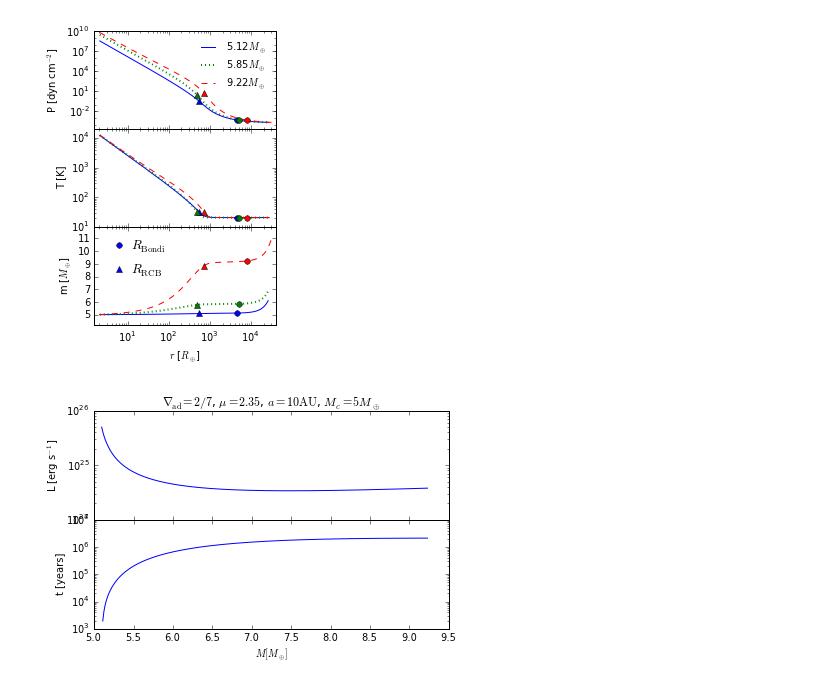
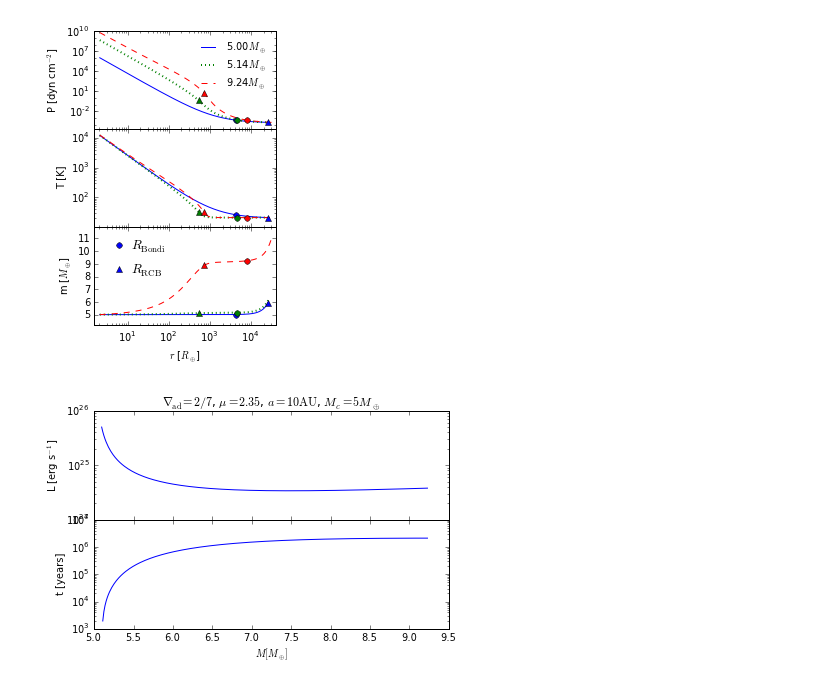
Before and after one commit to apiso/core_accretion, a Jupyter notebook: python/RadSGPoly/plots_poster.ipynb, the cells around one changed output. Saved outputs shown, nothing was run; the diff lists cells and outputs as text; code cells hidden in the pictures.

```diff
--- a/python/RadSGPoly/plots_poster.ipynb
+++ b/python/RadSGPoly/plots_poster.ipynb
@@ -59,8 +59,8 @@ paramcrit30 = crit30[0]
 profcrit30 = crit30[1]
 dtcrit30 = crit30[2]
 # %%
-i1 = 2
-i2 = 50
+i1 = 0
+i2 = 15
 
 r1, r2, r3 = profcrit.r[i1] / Re, profcrit.r[i2] / Re, profcrit.r[-1] / Re
 P1, P2, P3 = profcrit.P[i1], profcrit.P[i2], profcrit.P[-1]
@@ -92,7 +92,7 @@ dM10 = M10[1:]-M10[:-1]
 M30 = paramcrit30.MB
 dM30 = M30[1:]-M30[:-1]
 # %%
-filename = 'PTm_profiles_v2.pdf'
+filename = 'PTm_profiles_v2_smallM.pdf'
 
 
 f, (ax1, ax2, ax3) = plt.subplots(3, sharex=True, figsize = (3.5, 5.0))
@@ -119,36 +119,36 @@ ax2.loglog(r2, T2, color = 'green', linestyle = ':', linewidth = 2)
 ax2.loglog(r3, T3, color = 'red', linestyle = '--')
 ax2.semilogx(RB1, TB1, '.', ms = 10, color = 'blue')
 ax2.semilogx(RB2, TB2, '.', ms = 10, color = 'green')
 ax2.semilogx(RB3, TB3, '.', ms = 10, color = 'red')
 ax2.semilogx(rcb1, Tcb1, '^', ms = 5, color = 'blue')
 ax2.semilogx(rcb2, Tcb2, '^', ms = 5, color = 'green')
 ax2.semilogx(rcb3, Tcb3, '^', ms = 5, color = 'red')
 ax2.set_ylim(10, 2 * 10**4)
 ax2.set_ylabel(r'T [K]')
-ax2.yaxis.set_ticks([10, 10**2, 10**3, 10**4])
+ax2.yaxis.set_ticks([10**2, 10**3, 10**4])
 #ax2.yaxis.set_ticks([10**(-2), 10, 10**4, 10**7, 10**10])
 ax3.semilogx(r1, m1, color = 'blue')
 ax3.semilogx(r2, m2, color = 'green', linestyle = ':', linewidth = 2)
 ax3.semilogx(r3, m3, color = 'red', linestyle = '--')
 ax3.semilogx(RB1, MB1, '.', ms = 10, color = 'blue', label = r'$R_{\mathrm{Bondi}}$')
 ax3.semilogx(RB2, MB2, '.', ms = 10, color = 'green')
 ax3.semilogx(RB3, MB3, '.', ms = 10, color = 'red')
 ax3.semilogx(rcb1, Mcb1, '^', ms = 5, color = 'blue', label = r'$R_{\mathrm{RCB}}$')
 ax3.semilogx(rcb2, Mcb2, '^', ms = 5, color = 'green')
 ax3.semilogx(rcb3, Mcb3, '^', ms = 5, color = 'red')
 #ax3.yaxis.set_ticks([4, 6, 8, 10])
 ax3.set_ylim(4.2, 11.9)
 ax3.set_ylabel(r'm [$M_{\oplus}$]')
 ax3.set_xlabel(r'$r$ [$R_{\oplus}$]')
 ax3.legend(loc = 2, prop = {'size':13}, frameon = False, numpoints = 1, handletextpad = 0)
 
 plt.tight_layout()
 f.subplots_adjust(hspace=0)
 
 
-#plt.savefig(userpath + '/figs/ModelAtmospheres/RadSelfGravPoly/PaperFigs/' + filename)
+plt.savefig(userpath + '/figs/ModelAtmospheres/RadSelfGravPoly/Profiles/' + filename)
 # %% [output]
-[figure, old version]
+[figure, new version]
 # %%
 L = paramcrit.L
 t = 0 * numpy.ndarray(shape = (len(dtcrit)), dtype = float)
```
Also changed, not shown: parts of 2 cells of this notebook, 3 other files.
